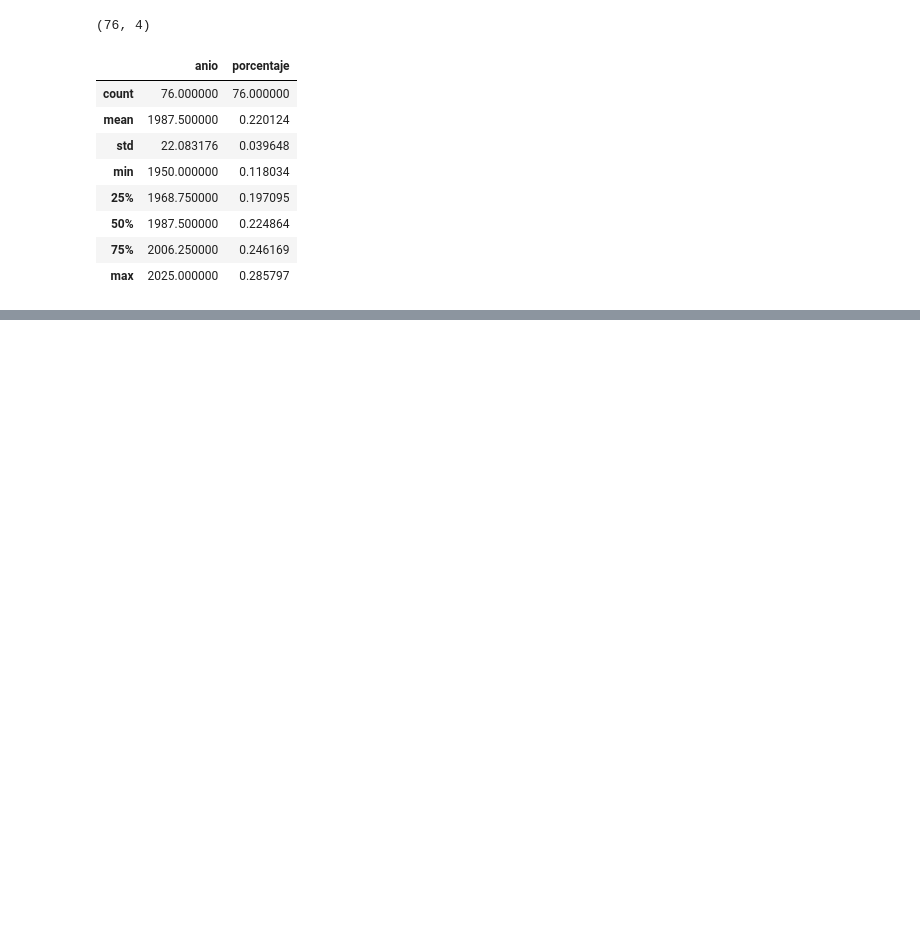
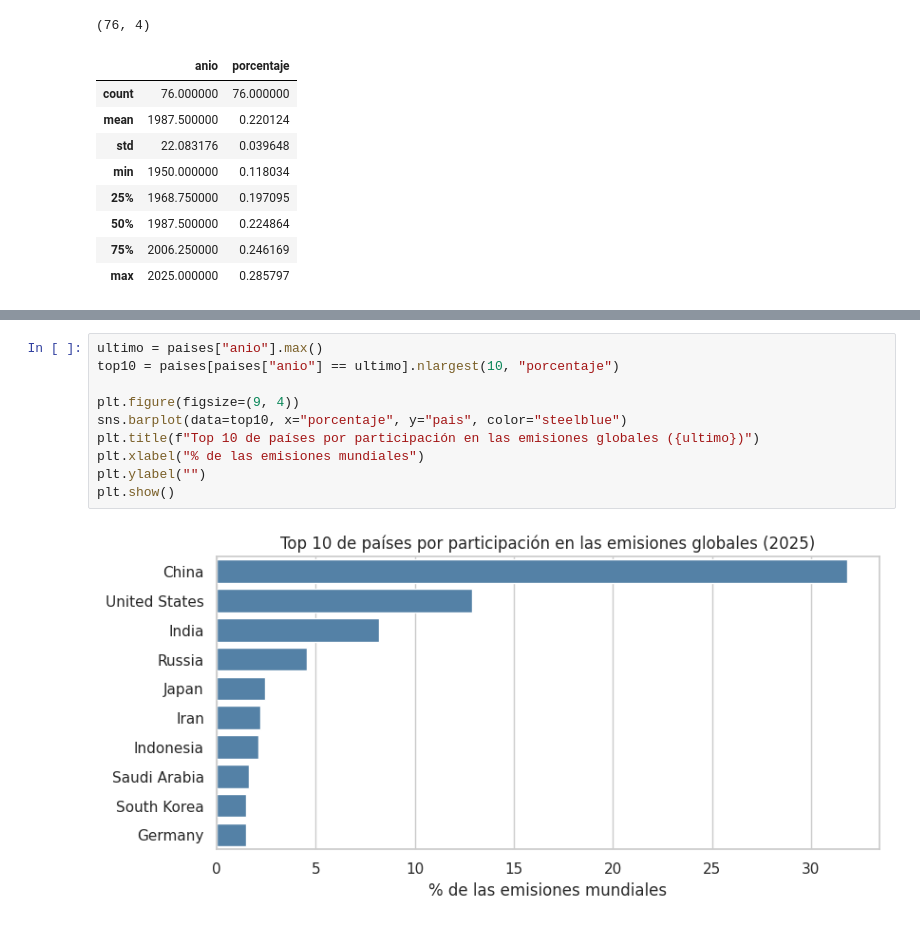
Before and after one commit to sofiamartinlp-wq/proyecto-co2, a Jupyter notebook: proyecto_co2_colombia.ipynb, the cells around one changed output, grey strips where cells are left out. Cells and saved outputs as stored; diff of their text form; blank space fills up the shorter version.

```diff
--- a/proyecto_co2_colombia.ipynb
+++ b/proyecto_co2_colombia.ipynb
@@ -95,0 +105,12 @@ colombia.describe()
+# %%
+ultimo = paises["anio"].max()
+top10 = paises[paises["anio"] == ultimo].nlargest(10, "porcentaje")
+
+plt.figure(figsize=(9, 4))
+sns.barplot(data=top10, x="porcentaje", y="pais", color="steelblue")
+plt.title(f"Top 10 de países por participación en las emisiones globales ({ultimo})")
+plt.xlabel("% de las emisiones mundiales")
+plt.ylabel("")
+plt.show()
+# %% [output]
+[figure, added]
```
Also changed, not shown: parts of 8 cells of this notebook.
